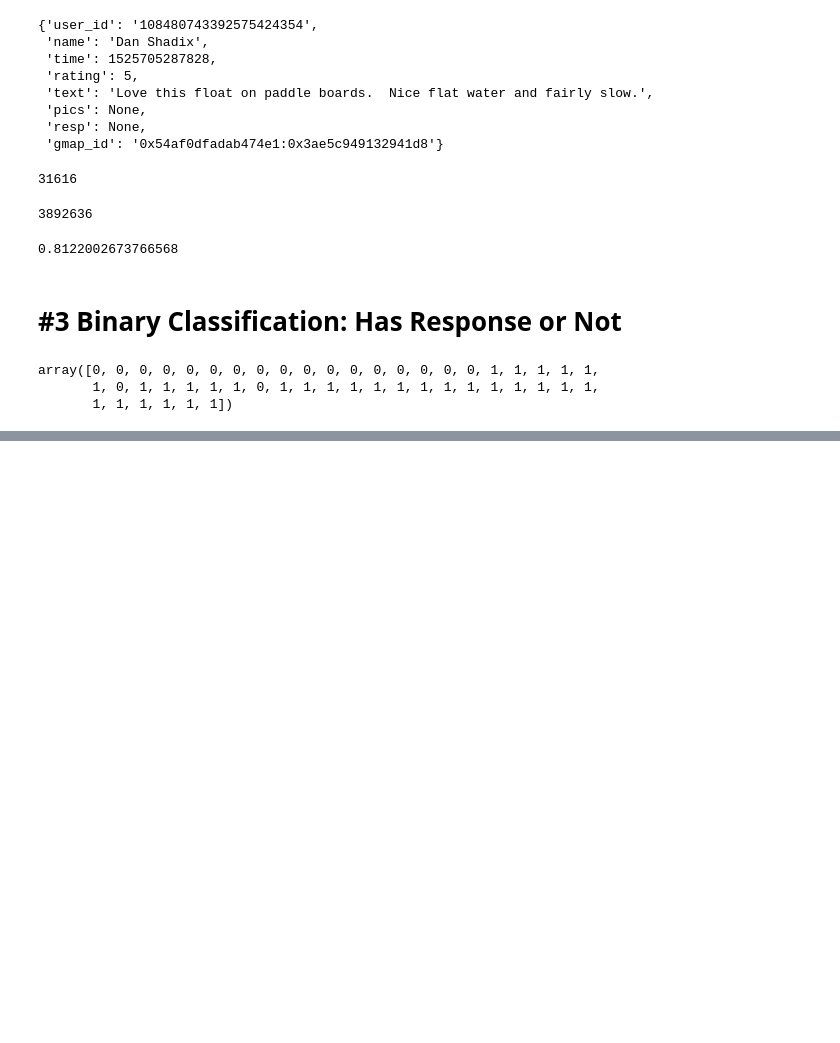
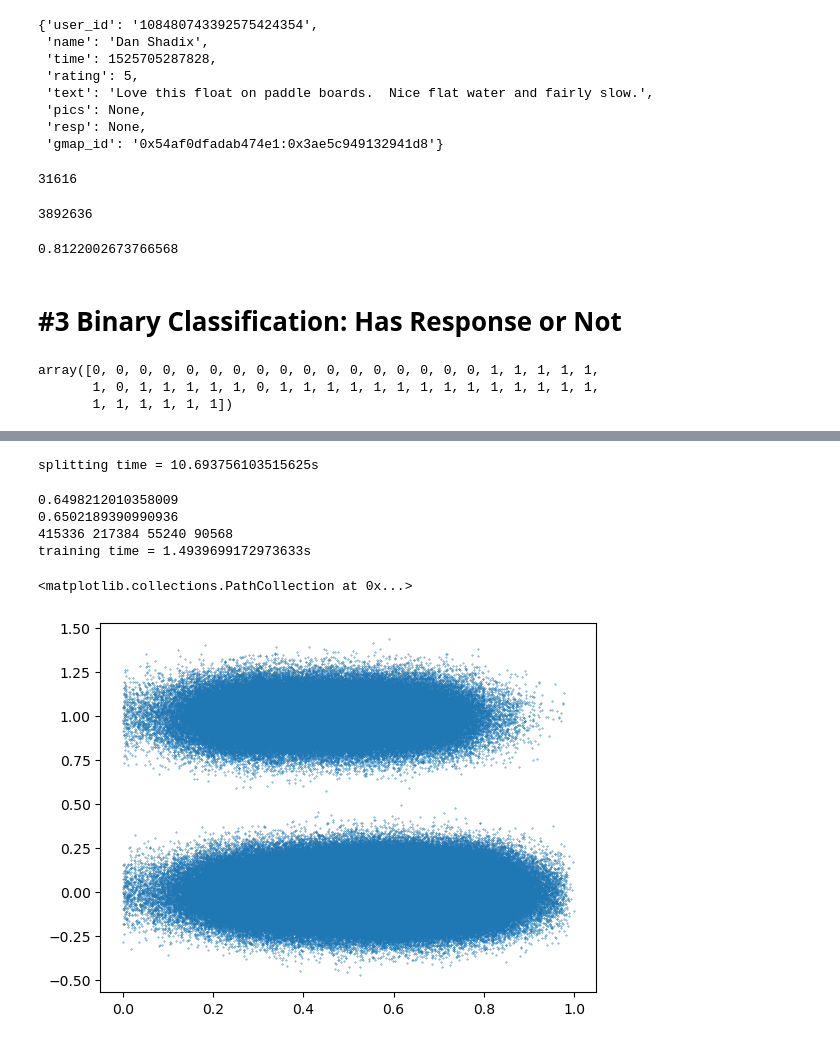
Before and after one commit to heiditam/158_final_project, a Jupyter notebook: advancedmodel.ipynb, the cells around one changed output, grey strips where cells are left out. Drawn from its saved outputs; the diff is of its cells as text; code cells hidden in the pictures; blank space fills up the shorter version.

Commit message:
has resp model run

```diff
--- a/advancedmodel.ipynb
+++ b/advancedmodel.ipynb
@@ -352,6 +352,13 @@ array([0, 0, 0, 0, 0, 0, 0, 0, 0, 0, 0, 0, 0, 0, 0, 0, 0, 1, 1, 1, 1, 1,
        1, 0, 1, 1, 1, 1, 1, 0, 1, 1, 1, 1, 1, 1, 1, 1, 1, 1, 1, 1, 1, 1,
        1, 1, 1, 1, 1, 1])
 # %%
+bizByID = defaultdict(dict)
+for b in bizs:
+    bizByID[b['gmap_id']] = b
+
+days_ohe = np.array([[0,0,0,0,0,0,1],[0,0,0,0,0,1,0],[0,0,0,0,1,0,0],
+                    [0,0,0,1,0,0,0],[0,0,1,0,0,0,0],[0,1,0,0,0,0,0],[1,0,0,0,0,0,0]])
+
 def featHasResp(r):
     feat = np.array([1])
     try:
@@ -452,4 +443,24 @@ yTest3 = np.array(list(map(binarizeWeekResponse, np.array(encodedDatay3[split_sp
+# %%
+scaler3 = StandardScaler()
+split_spot = int(len(encodedDataX3)*0.8)
+
+start = time.time()
+XTrain3 = encodedDataX3[:split_spot]
+XTrain_scaled3 = np.nan_to_num(scaler3.fit_transform(XTrain3))
+
+yTrain3 = np.array(encodedDatay3[:split_spot])
+
+XTest3 = encodedDataX3[split_spot:]
+XTest_scaled3 = np.nan_to_num(scaler3.transform(XTest3))
+
+yTest3 = np.array(encodedDatay3[split_spot:])
+
+end = time.time()
+print(f"splitting time = {end-start}s")
+# %% [output]
+splitting time = 10.693756103515625s
 # %%
+start = time.time()
 model3 = sklearn.linear_model.LogisticRegression(class_weight = "balanced")
 model3.fit(XTrain_scaled3, yTrain3)
 model3.coef_
@@ -461,7 +472,17 @@ print(TrainAcc3)
 TN3, FP3, FN3, TP3 = sklearn.metrics.confusion_matrix(yTest3, model3.predict(XTest_scaled3)).ravel()
 print(TN3, FP3, FN3, TP3)
 sklearn.metrics.confusion_matrix(yTest3, model3.predict(XTest_scaled3))
+end = time.time()
+print(f"training time = {end-start}s")
+# %% [output]
+0.6498212010358009
+0.6502189390990936
+415336 217384 55240 90568
+training time = 1.4939699172973633s
 # %%
 noise3 = np.random.normal(0, 0.1, len(yTest3))
 yTestNoise3 = yTest3 + noise3
-plt.scatter(model3.predict_proba(XTest3_scaled)[:,0], yTestNoise3, s=.1)
+plt.scatter(model3.predict_proba(XTest_scaled3)[:,0], yTestNoise3, s=.1)
+# %% [output]
+<matplotlib.collections.PathCollection at 0x...>
+[figure, added]
```
Also changed, not shown: parts of 3 cells of this notebook.
